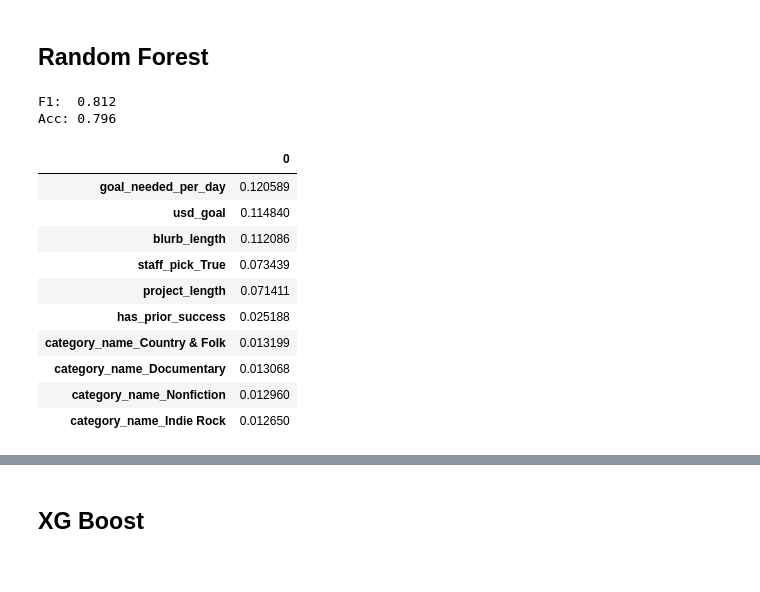
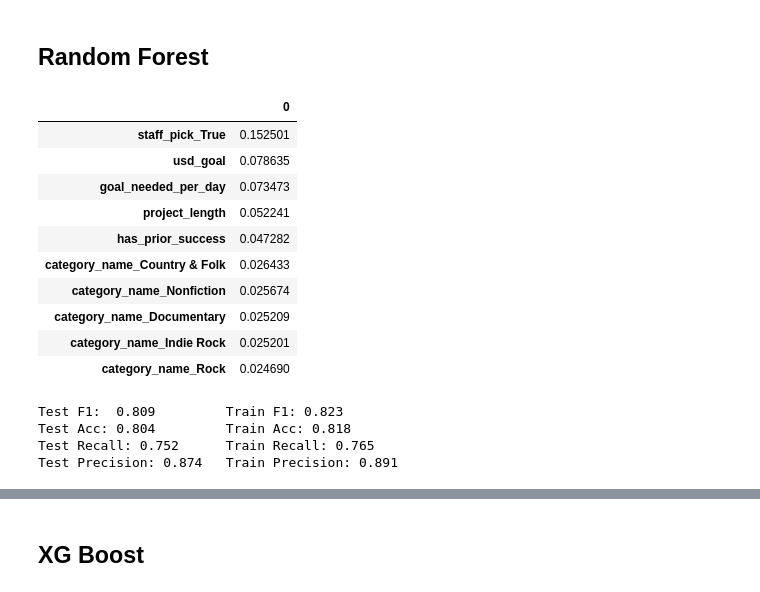
Before and after one commit to griffinhundley/kickstarter_success, a Jupyter notebook: notebooks/griff.ipynb, the cells around one changed output, grey strips where cells are left out. Cells and saved outputs as stored; diff of their text form; code cells hidden in the pictures.

```diff
--- a/notebooks/griff.ipynb
+++ b/notebooks/griff.ipynb
@@ -307,23 +324,31 @@ Acc: 0.562
 # %%
 forest = RandomForestClassifier(
     random_state = 69,
     n_estimators = 100,
     class_weight = 'balanced',
-    n_jobs = -1
+    n_jobs = -1,
+    min_samples_leaf = 5,
+    min_samples_split = 10,
+    max_leaf_nodes = 1000,
 )
 forest = md.fitmodel(forest, data)
 md.ft_importance(forest, columns)
 # %% [output]
-F1:  0.812
-Acc: 0.796
 |  | 0 |
-| goal_needed_per_day | 0.120589 |
-| usd_goal | 0.114840 |
-| blurb_length | 0.112086 |
-| staff_pick_True | 0.073439 |
-| project_length | 0.071411 |
-| has_prior_success | 0.025188 |
-| category_name_Country & Folk | 0.013199 |
-| category_name_Documentary | 0.013068 |
-| category_name_Nonfiction | 0.012960 |
-| category_name_Indie Rock | 0.012650 |
+| staff_pick_True | 0.152501 |
+| usd_goal | 0.078635 |
+| goal_needed_per_day | 0.073473 |
+| project_length | 0.052241 |
+| has_prior_success | 0.047282 |
+| category_name_Country & Folk | 0.026433 |
+| category_name_Nonfiction | 0.025674 |
+| category_name_Documentary | 0.025209 |
+| category_name_Indie Rock | 0.025201 |
+| category_name_Rock | 0.024690 |
+# %%
+md.get_scores(forest, data)
+# %% [output]
+Test F1:  0.809         Train F1: 0.823
+Test Acc: 0.804         Train Acc: 0.818
+Test Recall: 0.752      Train Recall: 0.765
+Test Precision: 0.874   Train Precision: 0.891
```
Also changed, not shown: parts of 22 cells of this notebook, 2 other files.
